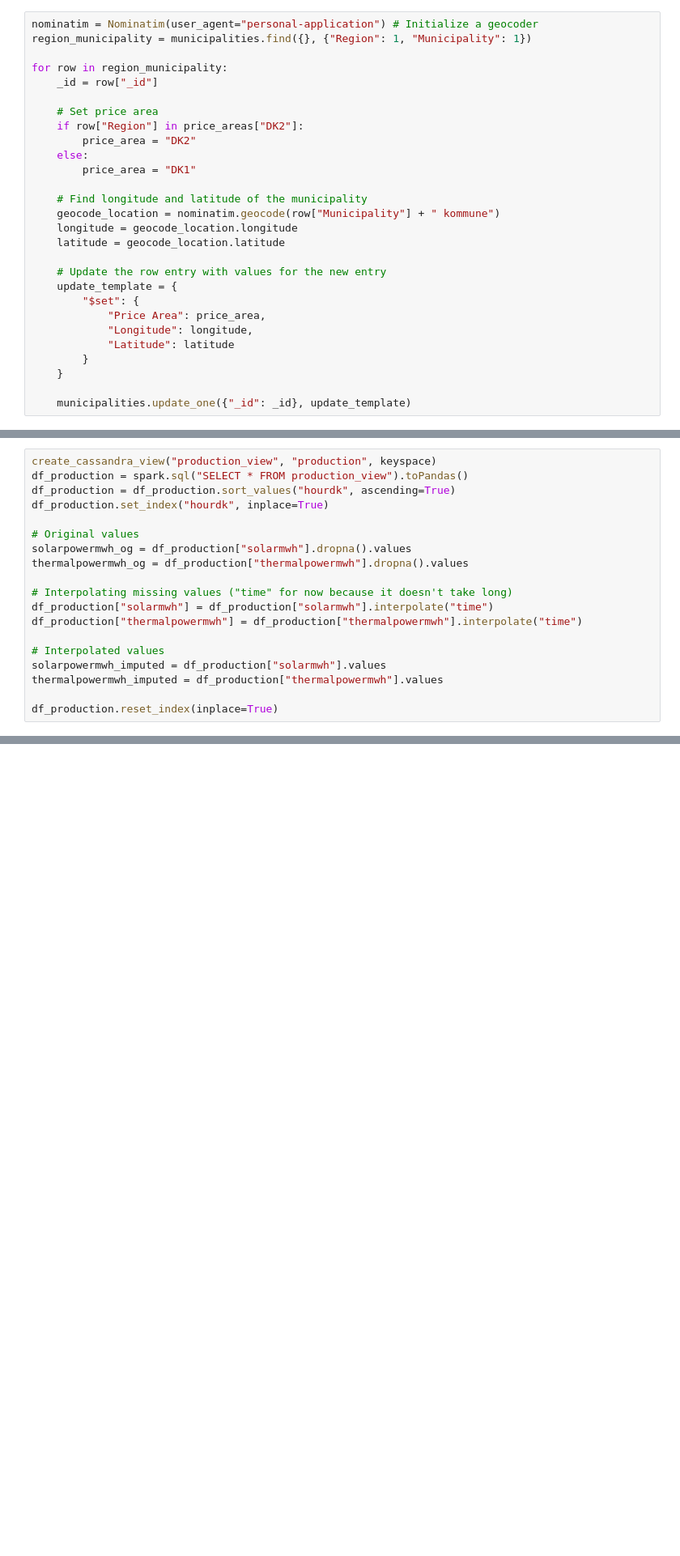
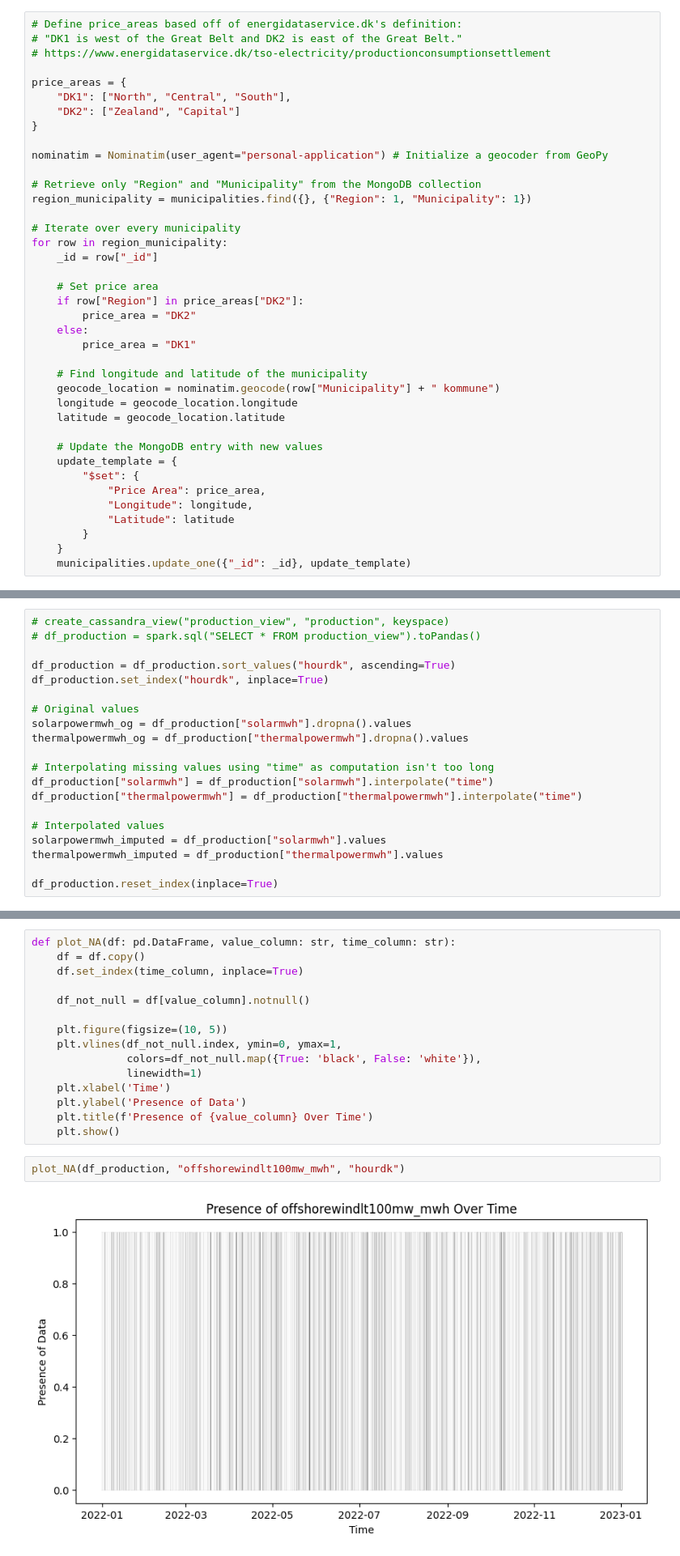
Before and after one commit to aadle/data-to-decision-320, a Jupyter notebook: project_2/project_2.ipynb, the cells around one changed output, grey strips where cells are left out. Shown: that part at 81% size. Saved outputs shown, nothing was run; the diff lists cells and outputs as text; blank space fills up the shorter version.

```diff
--- a/project_2/project_2.ipynb
+++ b/project_2/project_2.ipynb
@@ -167,7 +165,19 @@ price_areas = {
 # %%
-nominatim = Nominatim(user_agent="personal-application") # Initialize a geocoder
+# Define price_areas based off of energidataservice.dk's definition:
+# "DK1 is west of the Great Belt and DK2 is east of the Great Belt."
+# https://www.energidataservice.dk/tso-electricity/productionconsumptionsettlement
+
+price_areas = {
+    "DK1": ["North", "Central", "South"],
+    "DK2": ["Zealand", "Capital"]
+}
+
+nominatim = Nominatim(user_agent="personal-application") # Initialize a geocoder from GeoPy
+
+# Retrieve only "Region" and "Municipality" from the MongoDB collection
 region_municipality = municipalities.find({}, {"Region": 1, "Municipality": 1})
 
+# Iterate over every municipality
 for row in region_municipality:
     _id = row["_id"]
 
@@ -182,7 +192,7 @@ for row in region_municipality:
     longitude = geocode_location.longitude
     latitude = geocode_location.latitude
 
-    # Update the row entry with values for the new entry
+    # Update the MongoDB entry with new values
     update_template = {
         "$set": {
             "Price Area": price_area,
@@ -190,5 +200,4 @@ for row in region_municipality:
             "Latitude": latitude
         }
     }
-
     municipalities.update_one({"_id": _id}, update_template)
@@ -496,6 +488,7 @@ However, solar and thermal energy production are missing less data which would b
 # %%
-create_cassandra_view("production_view", "production", keyspace)
-df_production = spark.sql("SELECT * FROM production_view").toPandas()
+# create_cassandra_view("production_view", "production", keyspace)
+# df_production = spark.sql("SELECT * FROM production_view").toPandas()
+
 df_production = df_production.sort_values("hourdk", ascending=True)
 df_production.set_index("hourdk", inplace=True)
 
@@ -503,7 +496,7 @@ df_production.set_index("hourdk", inplace=True)
 solarpowermwh_og = df_production["solarmwh"].dropna().values
 thermalpowermwh_og = df_production["thermalpowermwh"].dropna().values
 
-# Interpolating missing values ("time" for now because it doesn't take long)
+# Interpolating missing values using "time" as computation isn't too long
 df_production["solarmwh"] = df_production["solarmwh"].interpolate("time")
 df_production["thermalpowermwh"] = df_production["thermalpowermwh"].interpolate("time")
 
@@ -547,0 +516,19 @@ sns.heatmap(df_production[["offshorewindge100mw_mwh"]].notnull().T)
+# %%
+def plot_NA(df: pd.DataFrame, value_column: str, time_column: str):
+    df = df.copy()
+    df.set_index(time_column, inplace=True)
+
+    df_not_null = df[value_column].notnull()
+
+    plt.figure(figsize=(10, 5))
+    plt.vlines(df_not_null.index, ymin=0, ymax=1,
+               colors=df_not_null.map({True: 'black', False: 'white'}),
+               linewidth=1)
+    plt.xlabel('Time')
+    plt.ylabel('Presence of Data')
+    plt.title(f'Presence of {value_column} Over Time')
+    plt.show()
+# %%
+plot_NA(df_production, "offshorewindlt100mw_mwh", "hourdk")
+# %% [output]
+[figure, added]
```
Also changed, not shown: parts of 62 cells of this notebook.
